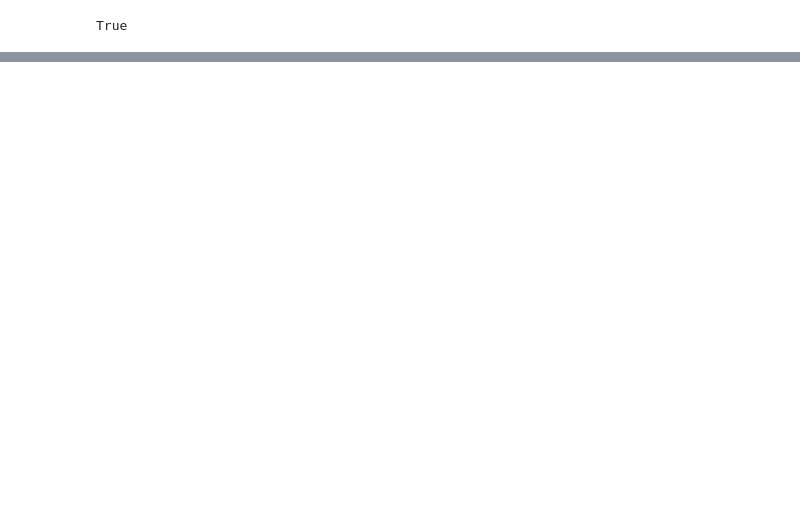
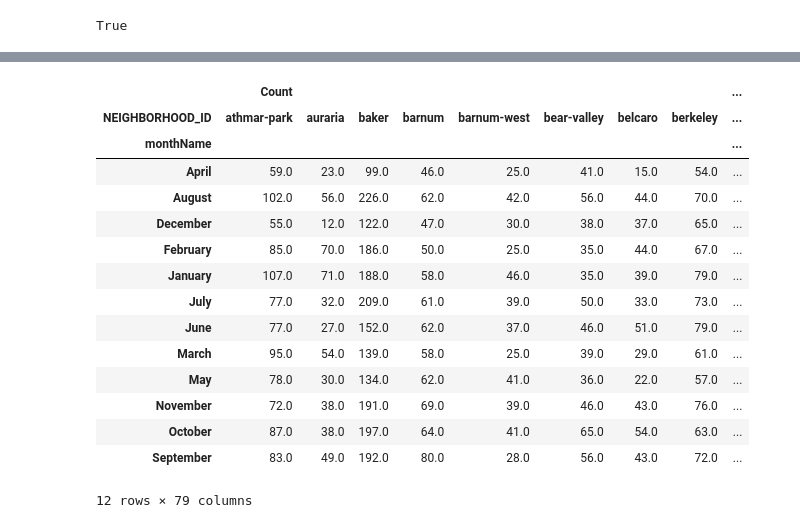
Before and after one commit to Colorado-Dept-of-Public-Safety/Python_Training, a Jupyter notebook: NFCA_Python_Training_Part_2.ipynb, the cells around one changed output, grey strips where cells are left out. Drawn from its saved outputs; the diff is of its cells as text; code cells hidden in the pictures; blank space fills up the shorter version.

```diff
--- a/NFCA_Python_Training_Part_2.ipynb
+++ b/NFCA_Python_Training_Part_2.ipynb
@@ -212,0 +155,4 @@ TypeError: Only valid with DatetimeIndex, TimedeltaIndex or PeriodIndex, but got
+# %%
+# values or groupby
+New_Den = Denver_Crimes_2020.value_counts(['NEIGHBORHOOD_ID', 'monthName']).reset_index(name='Count')
+New_Den
@@ -212,0 +177,20 @@ TypeError: Only valid with DatetimeIndex, TimedeltaIndex or PeriodIndex, but got
+# %%
+# Create a Pivot Table
+New_Den.pivot('monthName','NEIGHBORHOOD_ID')
+# %% [output]
+|  | Count |  |  |  |  |  |  |  | ... |
+| NEIGHBORHOOD_ID | athmar-park | auraria | baker | barnum | barnum-west | bear-valley | belcaro | berkeley | ... |
+| monthName |  |  |  |  |  |  |  |  | ... |
+| April | 59.0 | 23.0 | 99.0 | 46.0 | 25.0 | 41.0 | 15.0 | 54.0 | ... |
+| August | 102.0 | 56.0 | 226.0 | 62.0 | 42.0 | 56.0 | 44.0 | 70.0 | ... |
+| December | 55.0 | 12.0 | 122.0 | 47.0 | 30.0 | 38.0 | 37.0 | 65.0 | ... |
+| February | 85.0 | 70.0 | 186.0 | 50.0 | 25.0 | 35.0 | 44.0 | 67.0 | ... |
+| January | 107.0 | 71.0 | 188.0 | 58.0 | 46.0 | 35.0 | 39.0 | 79.0 | ... |
+| July | 77.0 | 32.0 | 209.0 | 61.0 | 39.0 | 50.0 | 33.0 | 73.0 | ... |
+| June | 77.0 | 27.0 | 152.0 | 62.0 | 37.0 | 46.0 | 51.0 | 79.0 | ... |
+| March | 95.0 | 54.0 | 139.0 | 58.0 | 25.0 | 39.0 | 29.0 | 61.0 | ... |
+| May | 78.0 | 30.0 | 134.0 | 62.0 | 41.0 | 36.0 | 22.0 | 57.0 | ... |
+| November | 72.0 | 38.0 | 191.0 | 69.0 | 39.0 | 46.0 | 43.0 | 76.0 | ... |
+| October | 87.0 | 38.0 | 197.0 | 64.0 | 41.0 | 65.0 | 54.0 | 63.0 | ... |
+| September | 83.0 | 49.0 | 192.0 | 80.0 | 28.0 | 56.0 | 43.0 | 72.0 | ... |
+12 rows × 79 columns
```
Also changed, not shown: parts of 11 cells of this notebook.
